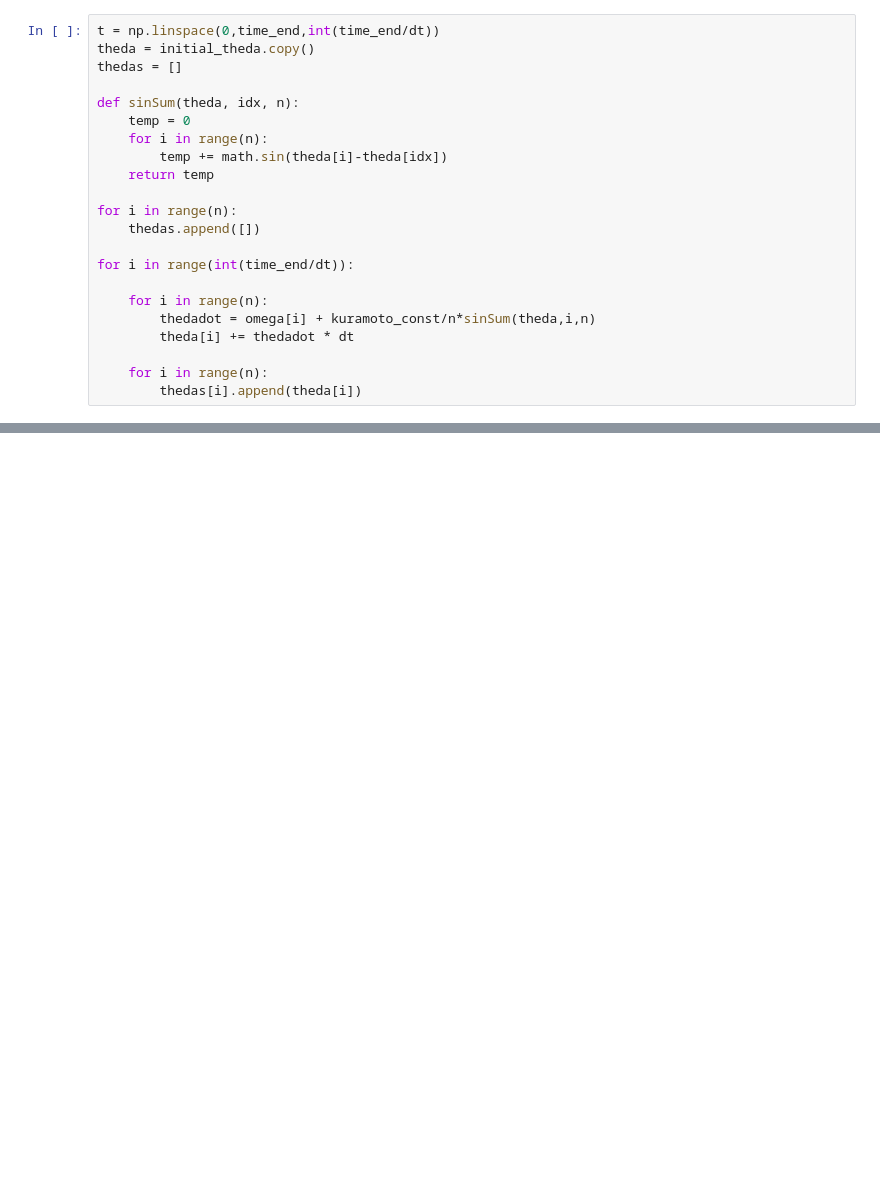
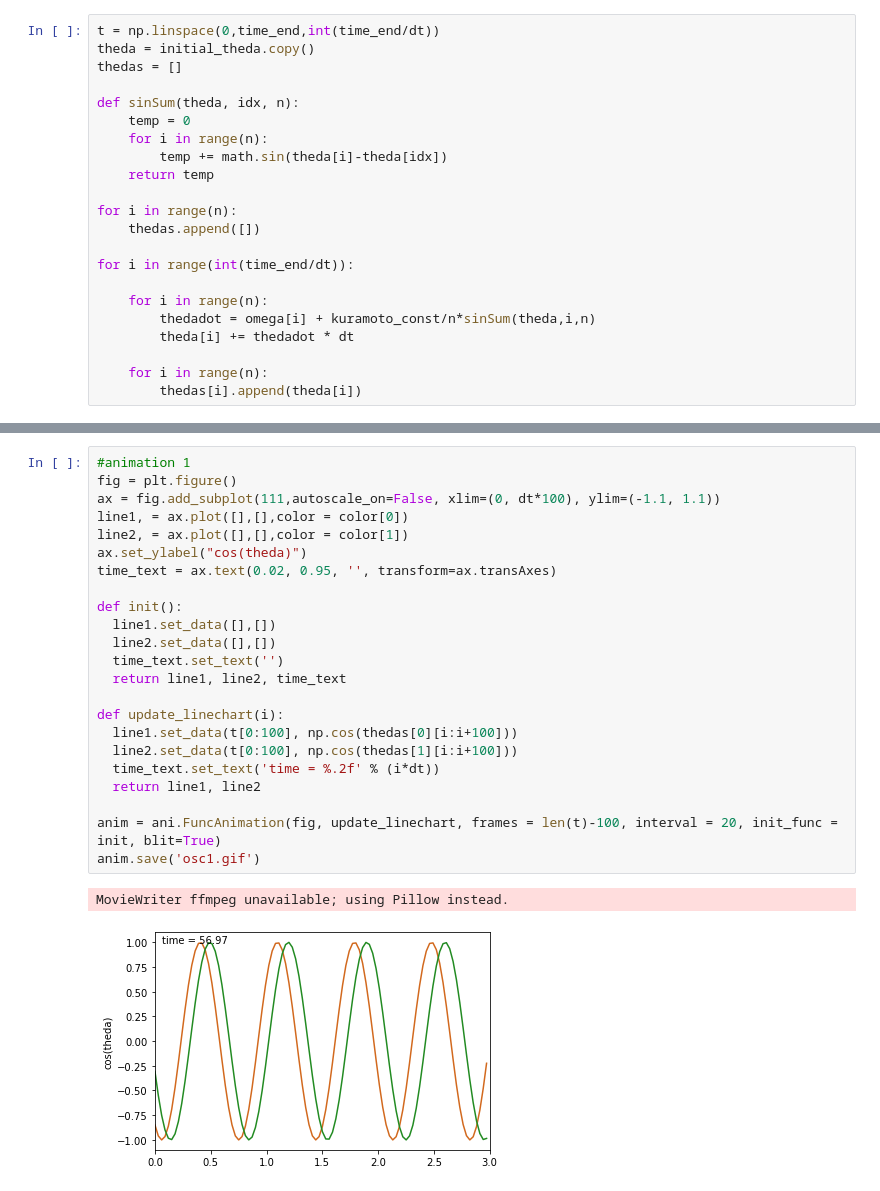
Before and after one commit to alexwang2001/ODE, a Jupyter notebook: project.ipynb, the cells around one changed output, grey strips where cells are left out. Drawn from its saved outputs; the diff is of its cells as text; blank space fills up the shorter version.

```diff
--- a/project.ipynb
+++ b/project.ipynb
@@ -66,3 +61,29 @@ MovieWriter ffmpeg unavailable; using Pillow instead.
+# %%
+#animation 1
+fig = plt.figure()
+ax = fig.add_subplot(111,autoscale_on=False, xlim=(0, dt*100), ylim=(-1.1, 1.1))
+line1, = ax.plot([],[],color = color[0])
+line2, = ax.plot([],[],color = color[1])
+ax.set_ylabel("cos(theda)")
+time_text = ax.text(0.02, 0.95, '', transform=ax.transAxes)
+
+def init():
+  line1.set_data([],[])
+  line2.set_data([],[])
+  time_text.set_text('')
+  return line1, line2, time_text
+
+def update_linechart(i):
+  line1.set_data(t[0:100], np.cos(thedas[0][i:i+100]))
+  line2.set_data(t[0:100], np.cos(thedas[1][i:i+100]))
+  time_text.set_text('time = %.2f' % (i*dt))
+  return line1, line2
+
+anim = ani.FuncAnimation(fig, update_linechart, frames = len(t)-100, interval = 20, init_func = init, blit=True)
+anim.save('osc1.gif')
+# %% [output]
+MovieWriter ffmpeg unavailable; using Pillow instead.
+[figure, added]
 # %%
 def avg(array, idx):
   sum = 0
```
Also changed, not shown: parts of 6 cells of this notebook, 14 other files.
